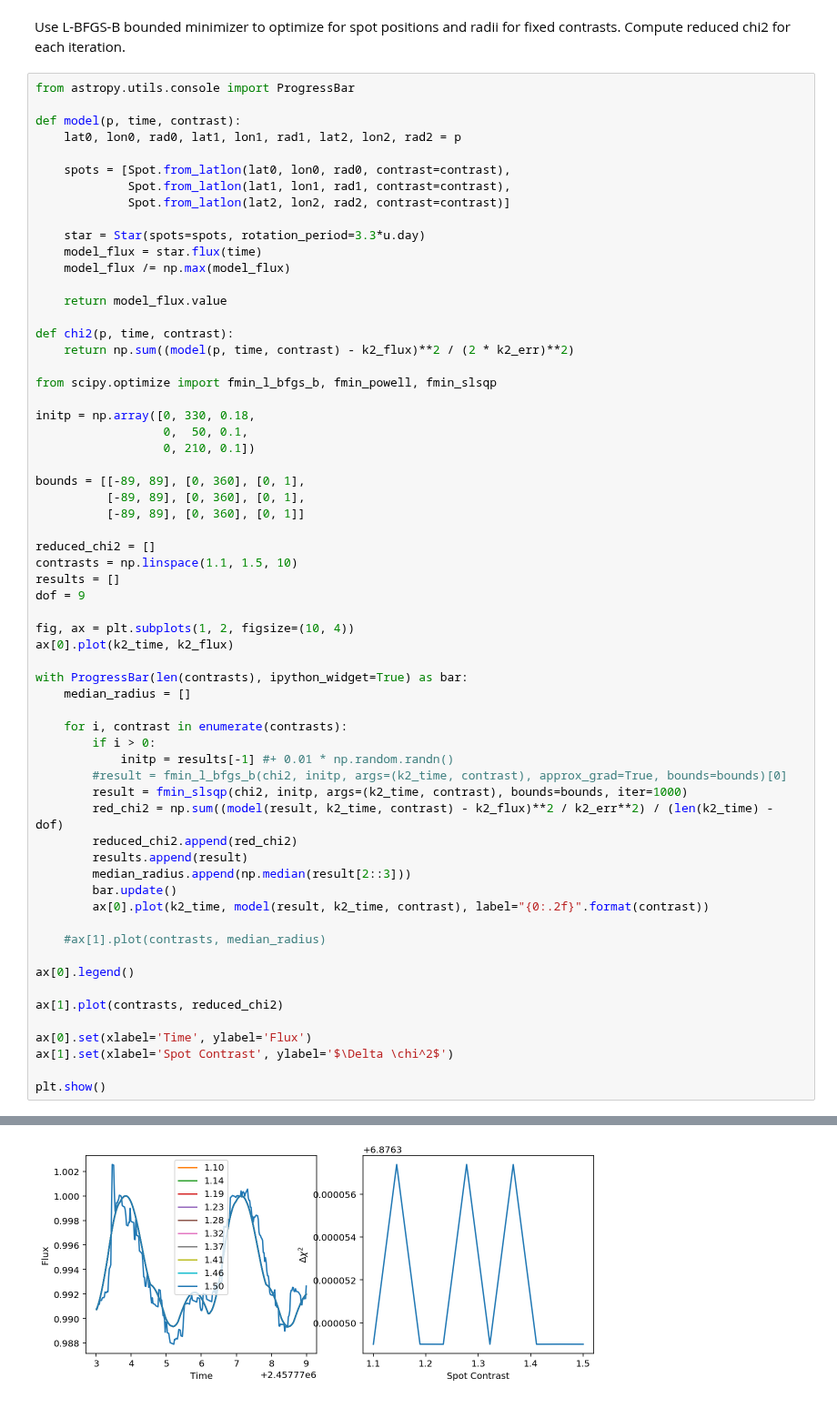
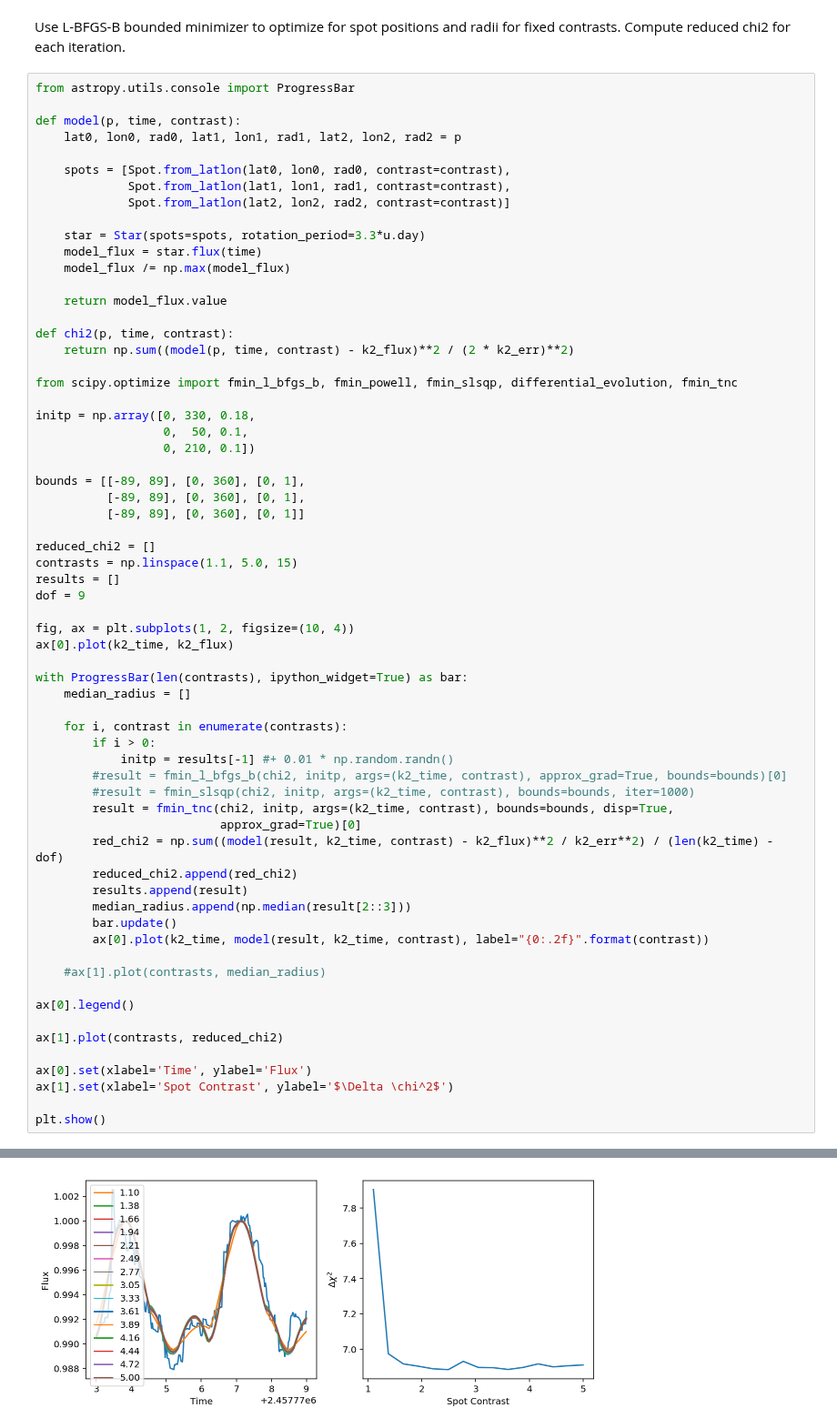
Before and after one commit to bmorris3/libra, a Jupyter notebook: notebooks/trappist1_libra_degeneracy_bright.ipynb, the cells around one changed output, grey strips where cells are left out. Shown at 91% size. Saved outputs shown, nothing was run; the diff lists cells and outputs as text.

```diff
--- a/notebooks/trappist1_libra_degeneracy_bright.ipynb
+++ b/notebooks/trappist1_libra_degeneracy_bright.ipynb
@@ -64,7 +64,7 @@ def model(p, time, contrast):
 def chi2(p, time, contrast):
     return np.sum((model(p, time, contrast) - k2_flux)**2 / (2 * k2_err)**2)
 
-from scipy.optimize import fmin_l_bfgs_b, fmin_powell, fmin_slsqp
+from scipy.optimize import fmin_l_bfgs_b, fmin_powell, fmin_slsqp, differential_evolution, fmin_tnc
 
 initp = np.array([0, 330, 0.18,
                   0,  50, 0.1,
@@ -75,7 +75,7 @@ bounds = [[-89, 89], [0, 360], [0, 1],
           [-89, 89], [0, 360], [0, 1]]
 
 reduced_chi2 = []
-contrasts = np.linspace(1.1, 1.5, 10)
+contrasts = np.linspace(1.1, 5.0, 15)
 results = []
 dof = 9
 
@@ -89,7 +89,9 @@ with ProgressBar(len(contrasts), ipython_widget=True) as bar:
         if i > 0:
             initp = results[-1] #+ 0.01 * np.random.randn()
         #result = fmin_l_bfgs_b(chi2, initp, args=(k2_time, contrast), approx_grad=True, bounds=bounds)[0]
-        result = fmin_slsqp(chi2, initp, args=(k2_time, contrast), bounds=bounds, iter=1000)
+        #result = fmin_slsqp(chi2, initp, args=(k2_time, contrast), bounds=bounds, iter=1000)
+        result = fmin_tnc(chi2, initp, args=(k2_time, contrast), bounds=bounds, disp=True,
+                          approx_grad=True)[0]
         red_chi2 = np.sum((model(result, k2_time, contrast) - k2_flux)**2 / k2_err**2) / (len(k2_time) - dof)
         reduced_chi2.append(red_chi2)
         results.append(result)
@@ -128 +113 @@ Optimization terminated successfully.    (Exit mode 0)
-[figure, old version]
+[figure, new version]
```
Also changed, not shown: parts of 1 cell of this notebook, 1 other file.
